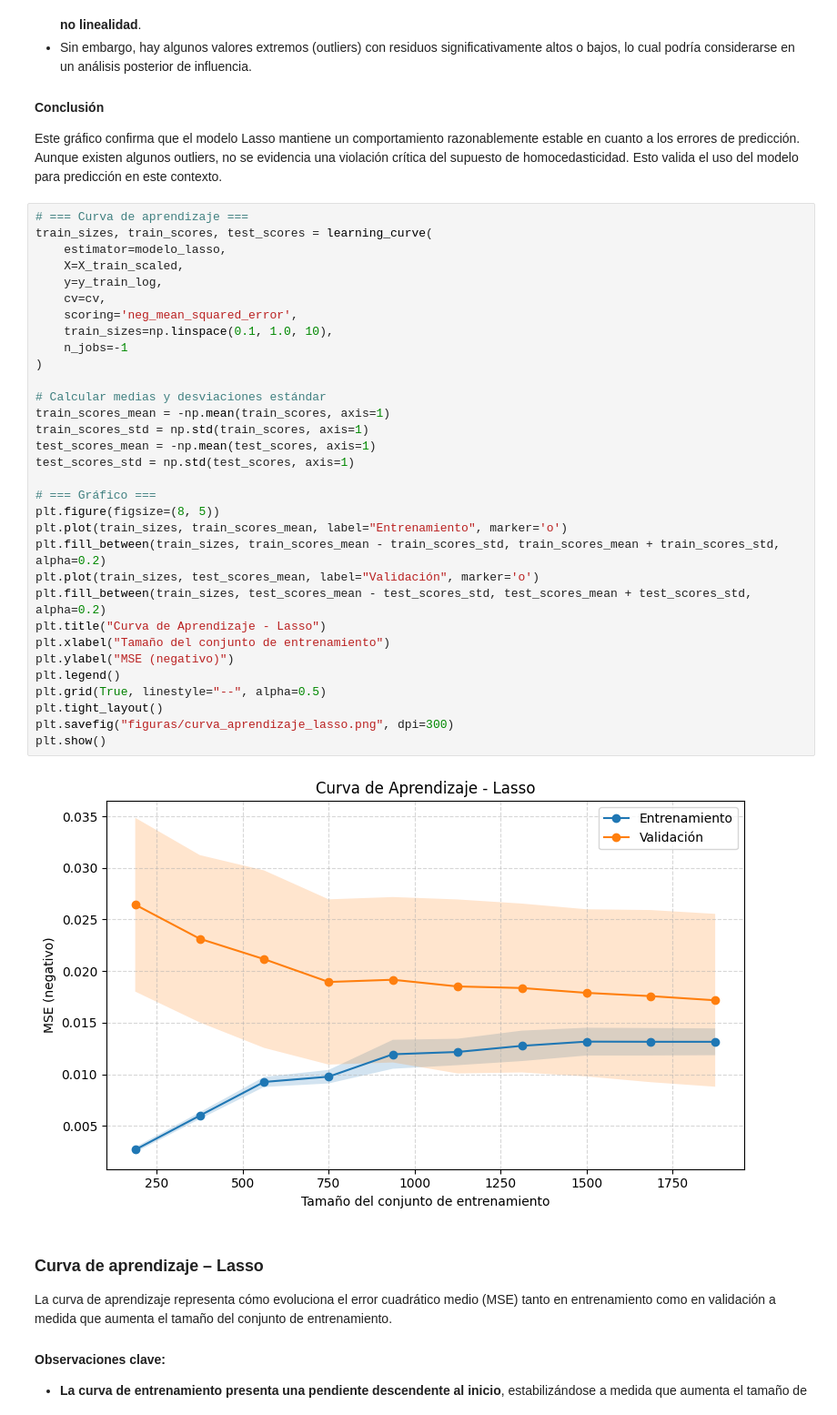
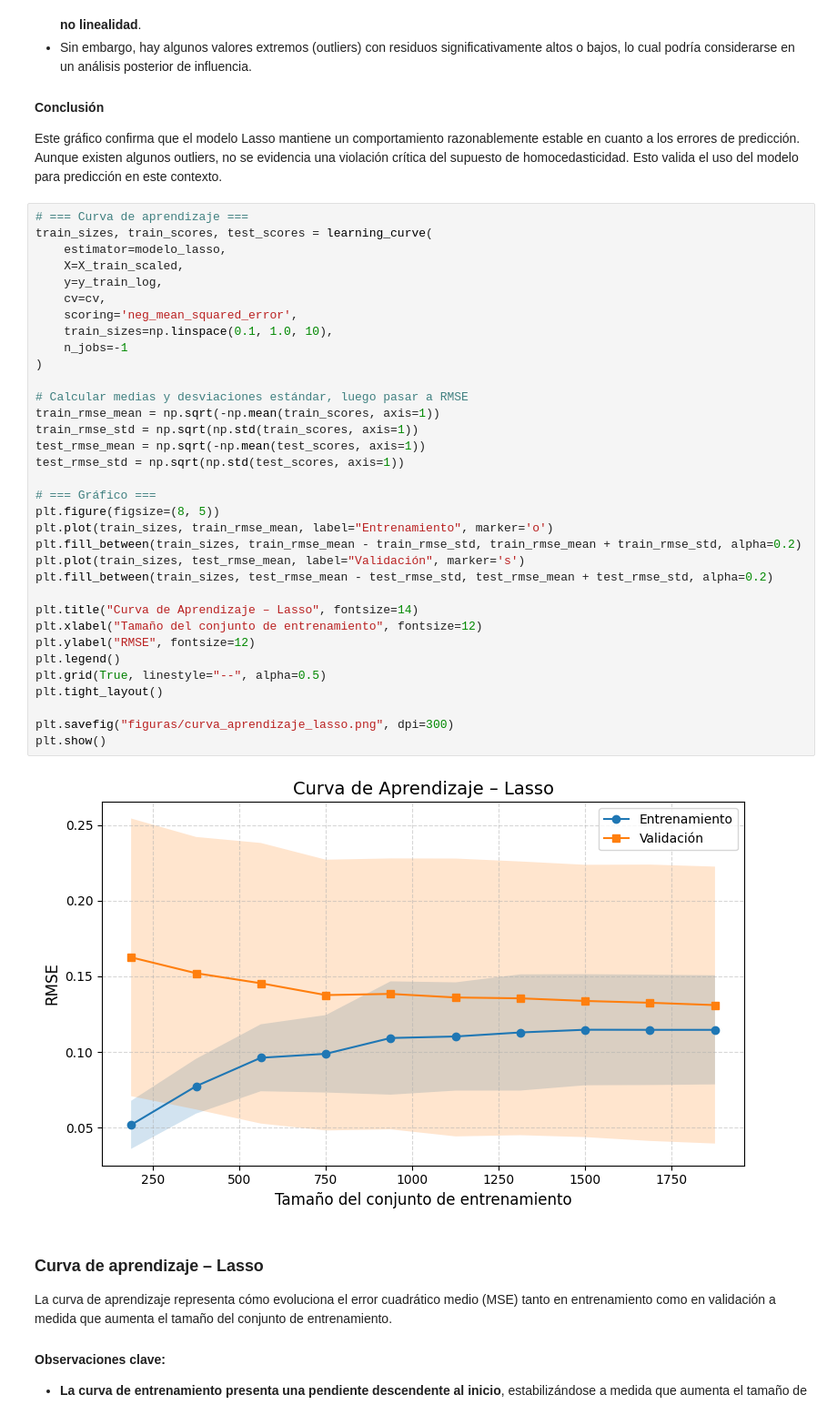
Before and after one commit to johanstevenbejarano/Teoria-de-Aprendizaje-Maquina, a Jupyter notebook: Parcial_1_TAM_2025-1/notebooks/Lasso.ipynb, the cells around one changed output. Shown at 91% size. Drawn from its saved outputs; the diff is of its cells as text.

```diff
--- a/Parcial_1_TAM_2025-1/notebooks/Lasso.ipynb
+++ b/Parcial_1_TAM_2025-1/notebooks/Lasso.ipynb
@@ -685,37 +771,39 @@ Este gráfico confirma que el modelo Lasso mantiene un comportamiento razonablem
 # %%
 # === Curva de aprendizaje ===
 train_sizes, train_scores, test_scores = learning_curve(
     estimator=modelo_lasso,
     X=X_train_scaled,
     y=y_train_log,
     cv=cv,
     scoring='neg_mean_squared_error',
     train_sizes=np.linspace(0.1, 1.0, 10),
     n_jobs=-1
 )
 
-# Calcular medias y desviaciones estándar
-train_scores_mean = -np.mean(train_scores, axis=1)
-train_scores_std = np.std(train_scores, axis=1)
-test_scores_mean = -np.mean(test_scores, axis=1)
-test_scores_std = np.std(test_scores, axis=1)
+# Calcular medias y desviaciones estándar, luego pasar a RMSE
+train_rmse_mean = np.sqrt(-np.mean(train_scores, axis=1))
+train_rmse_std = np.sqrt(np.std(train_scores, axis=1))
+test_rmse_mean = np.sqrt(-np.mean(test_scores, axis=1))
+test_rmse_std = np.sqrt(np.std(test_scores, axis=1))
 
 # === Gráfico ===
 plt.figure(figsize=(8, 5))
-plt.plot(train_sizes, train_scores_mean, label="Entrenamiento", marker='o')
-plt.fill_between(train_sizes, train_scores_mean - train_scores_std, train_scores_mean + train_scores_std, alpha=0.2)
-plt.plot(train_sizes, test_scores_mean, label="Validación", marker='o')
-plt.fill_between(train_sizes, test_scores_mean - test_scores_std, test_scores_mean + test_scores_std, alpha=0.2)
-plt.title("Curva de Aprendizaje - Lasso")
-plt.xlabel("Tamaño del conjunto de entrenamiento")
-plt.ylabel("MSE (negativo)")
+plt.plot(train_sizes, train_rmse_mean, label="Entrenamiento", marker='o')
+plt.fill_between(train_sizes, train_rmse_mean - train_rmse_std, train_rmse_mean + train_rmse_std, alpha=0.2)
+plt.plot(train_sizes, test_rmse_mean, label="Validación", marker='s')
+plt.fill_between(train_sizes, test_rmse_mean - test_rmse_std, test_rmse_mean + test_rmse_std, alpha=0.2)
+
+plt.title("Curva de Aprendizaje – Lasso", fontsize=14)
+plt.xlabel("Tamaño del conjunto de entrenamiento", fontsize=12)
+plt.ylabel("RMSE", fontsize=12)
 plt.legend()
 plt.grid(True, linestyle="--", alpha=0.5)
 plt.tight_layout()
+
 plt.savefig("figuras/curva_aprendizaje_lasso.png", dpi=300)
 plt.show()
 # %% [output]
-[figure, old version]
+[figure, new version]
 # %% [markdown]
 ### Curva de aprendizaje – Lasso
 
```
Also changed, not shown: parts of 18 cells of this notebook.
